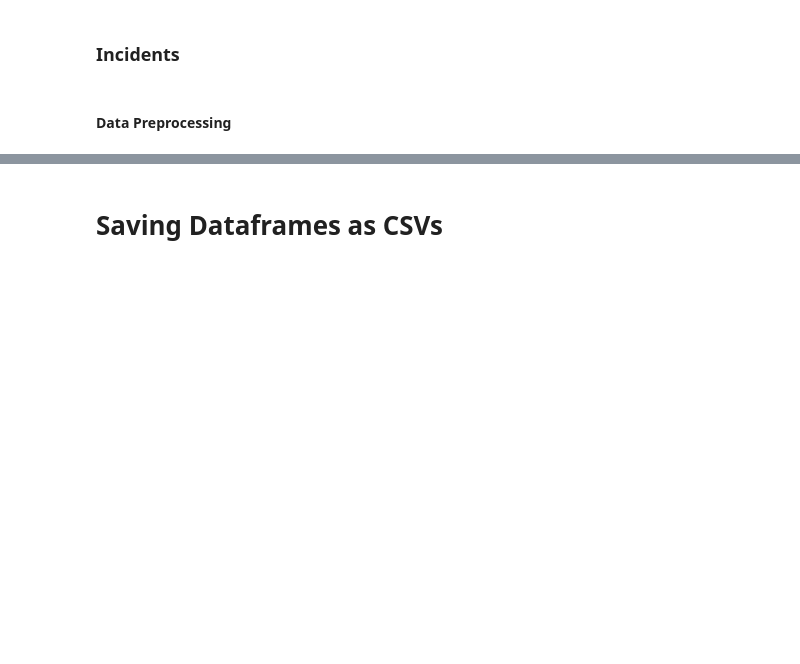
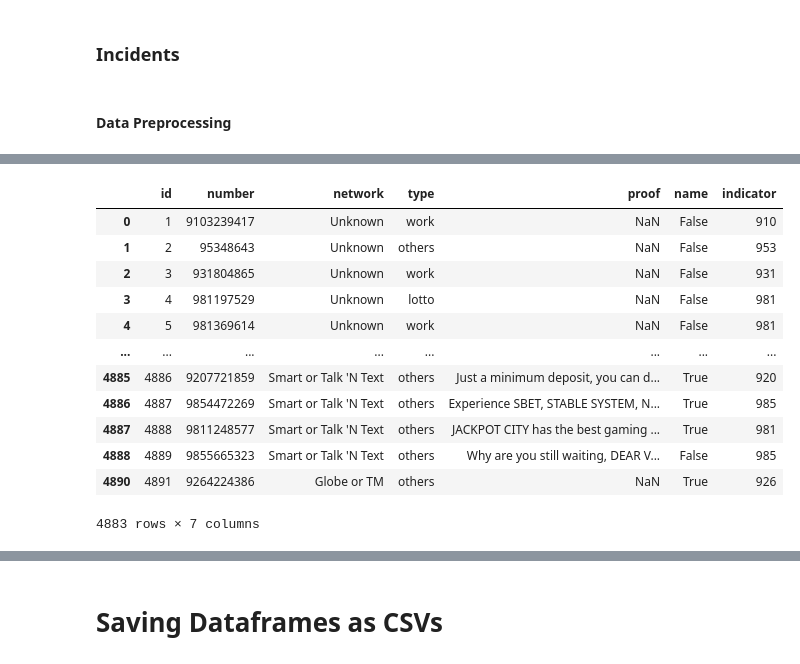
Before and after one commit to AGR-Yes/ScamMessagesPhilippines, a Jupyter notebook: PhilippineSpamSMS_Phase_1.ipynb, the cells around one changed output, grey strips where cells are left out. Drawn from its saved outputs; the diff is of its cells as text; code cells hidden in the pictures; blank space fills up the shorter version.

```diff
--- a/PhilippineSpamSMS_Phase_1.ipynb
+++ b/PhilippineSpamSMS_Phase_1.ipynb
@@ -761,0 +829,16 @@ Name: name, dtype: int64
+# %%
+select
+# %% [output]
+|  | id | number | network | type | proof | name | indicator |
+| 0 | 1 | 9103239417 | Unknown | work | NaN | False | 910 |
+| 1 | 2 | 95348643 | Unknown | others | NaN | False | 953 |
+| 2 | 3 | 931804865 | Unknown | work | NaN | False | 931 |
+| 3 | 4 | 981197529 | Unknown | lotto | NaN | False | 981 |
+| 4 | 5 | 981369614 | Unknown | work | NaN | False | 981 |
+| ... | ... | ... | ... | ... | ... | ... | ... |
+| 4885 | 4886 | 9207721859 | Smart or Talk 'N Text | others | Just a minimum deposit, you can d... | True | 920 |
+| 4886 | 4887 | 9854472269 | Smart or Talk 'N Text | others | Experience SBET, STABLE SYSTEM, N... | True | 985 |
+| 4887 | 4888 | 9811248577 | Smart or Talk 'N Text | others | JACKPOT CITY has the best gaming ... | True | 981 |
+| 4888 | 4889 | 9855665323 | Smart or Talk 'N Text | others | Why are you still waiting, DEAR V... | False | 985 |
+| 4890 | 4891 | 9264224386 | Globe or TM | others | NaN | True | 926 |
+4883 rows × 7 columns
```
Also changed, not shown: parts of 20 cells of this notebook, 4 other files.
